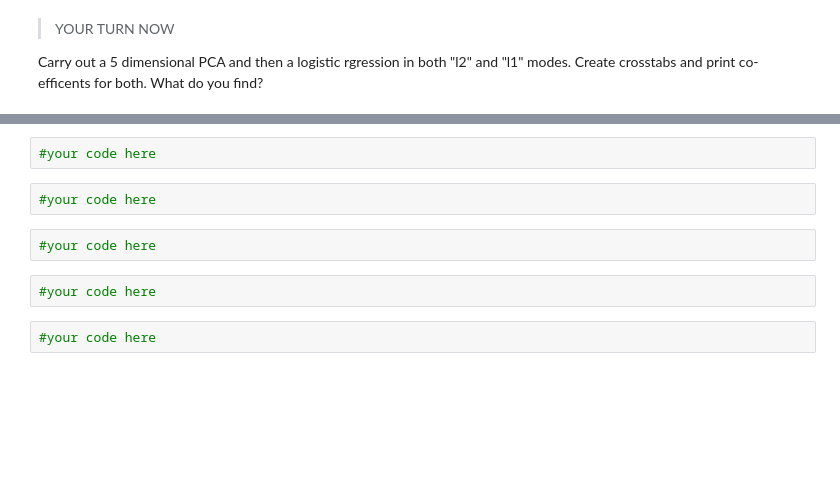
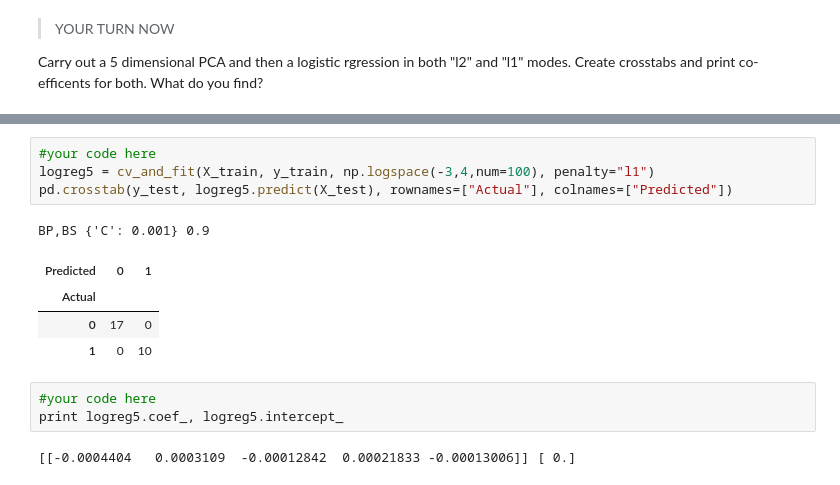
Before and after one commit to gm758/CS109_Coursework, a Jupyter notebook: labs/lab4/Lab4.ipynb, the cells around one changed output, grey strips where cells are left out. Saved outputs shown, nothing was run; the diff lists cells and outputs as text; blank space fills up the shorter version.

```diff
--- a/labs/lab4/Lab4.ipynb
+++ b/labs/lab4/Lab4.ipynb
@@ -813,10 +919,15 @@ Carry out a 5 dimensional PCA and then a logistic rgression in both "l2" and "l1
+# %%
+#your code here
+logreg5 = cv_and_fit(X_train, y_train, np.logspace(-3,4,num=100), penalty="l1")
+pd.crosstab(y_test, logreg5.predict(X_test), rownames=["Actual"], colnames=["Predicted"])
+# %% [output]
+BP,BS {'C': 0.001} 0.9
+| Predicted | 0 | 1 |
+| Actual |  |  |
+| 0 | 17 | 0 |
+| 1 | 0 | 10 |
 # %%
 #your code here
+print logreg5.coef_, logreg5.intercept_
+# %% [output]
+[[-0.0004404   0.0003109  -0.00012842  0.00021833 -0.00013006]] [ 0.]
-# %%
-#your code here
-# %%
-#your code here
-# %%
-#your code here
-# %%
-#your code here
```
Also changed, not shown: parts of 34 cells of this notebook, 6 other files.
